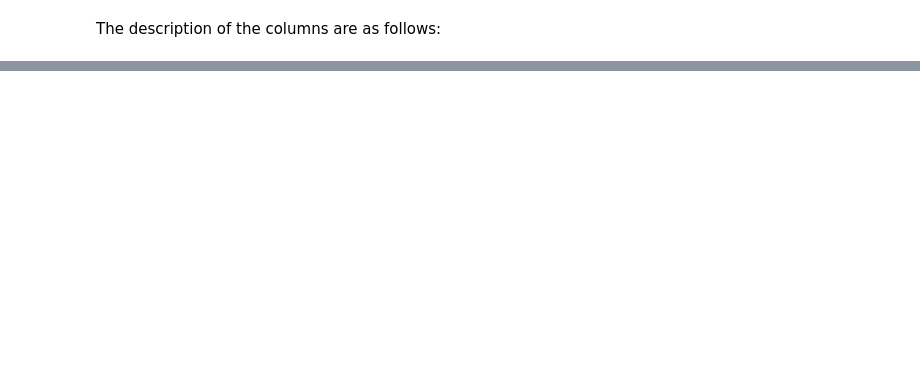
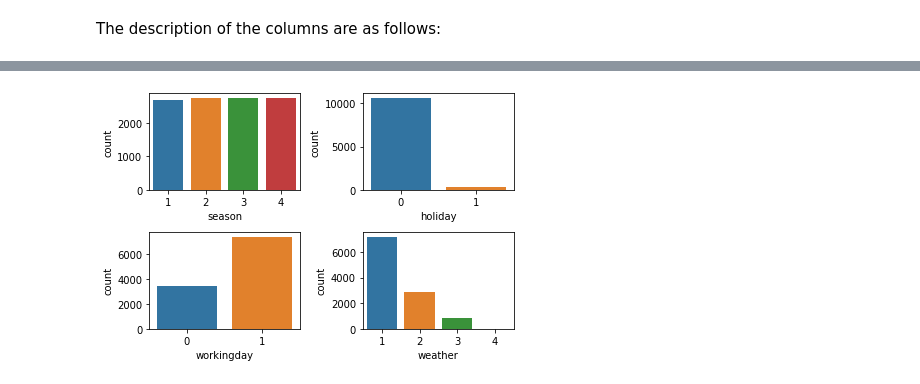
Before and after one commit to pl2599/Bike_Share, a Jupyter notebook: EDA/EDA.ipynb, the cells around one changed output, grey strips where cells are left out. Cells and saved outputs as stored; diff of their text form; code cells hidden in the pictures; blank space fills up the shorter version.

Commit message:
added data exploration and EDA univariate analysis

```diff
--- a/EDA/EDA.ipynb
+++ b/EDA/EDA.ipynb
@@ -15,5 +19,5 @@ import pandas as pd
 # %% [markdown]
 # Data Exploration
 # %%
-bikeData = pd.read_csv("../data/train.csv")
+bike_data = pd.read_csv("../data/train.csv")
 # %% [markdown]
@@ -83,0 +96,10 @@ Looks like there are no null values.
+# %%
+categ_cols = ['season', 'holiday', 'workingday', 'weather']
+
+for counter, col in enumerate(categ_cols, 1):
+    plt.subplot(2, 2, counter)
+    sns.countplot(col, data = bike_data)
+
+plt.tight_layout()
+# %% [output]
+[figure, added]
```
Also changed, not shown: parts of 25 cells of this notebook.
